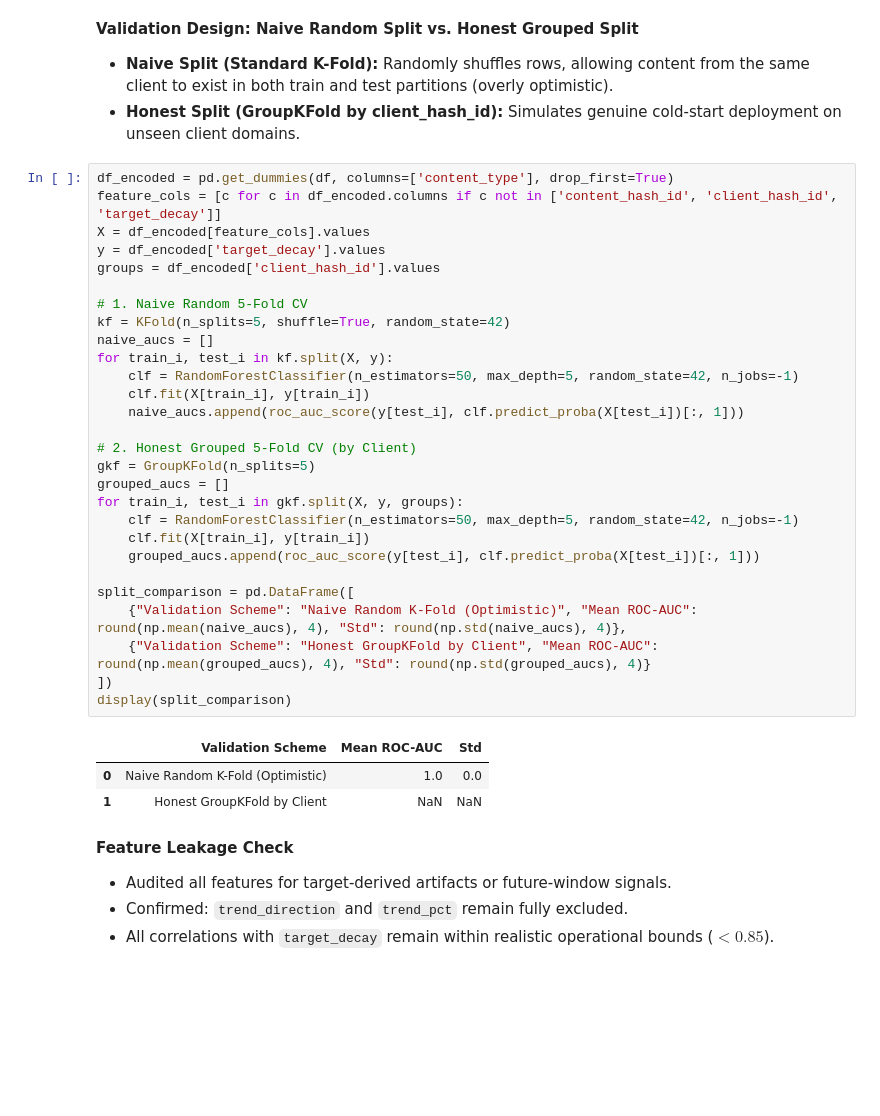
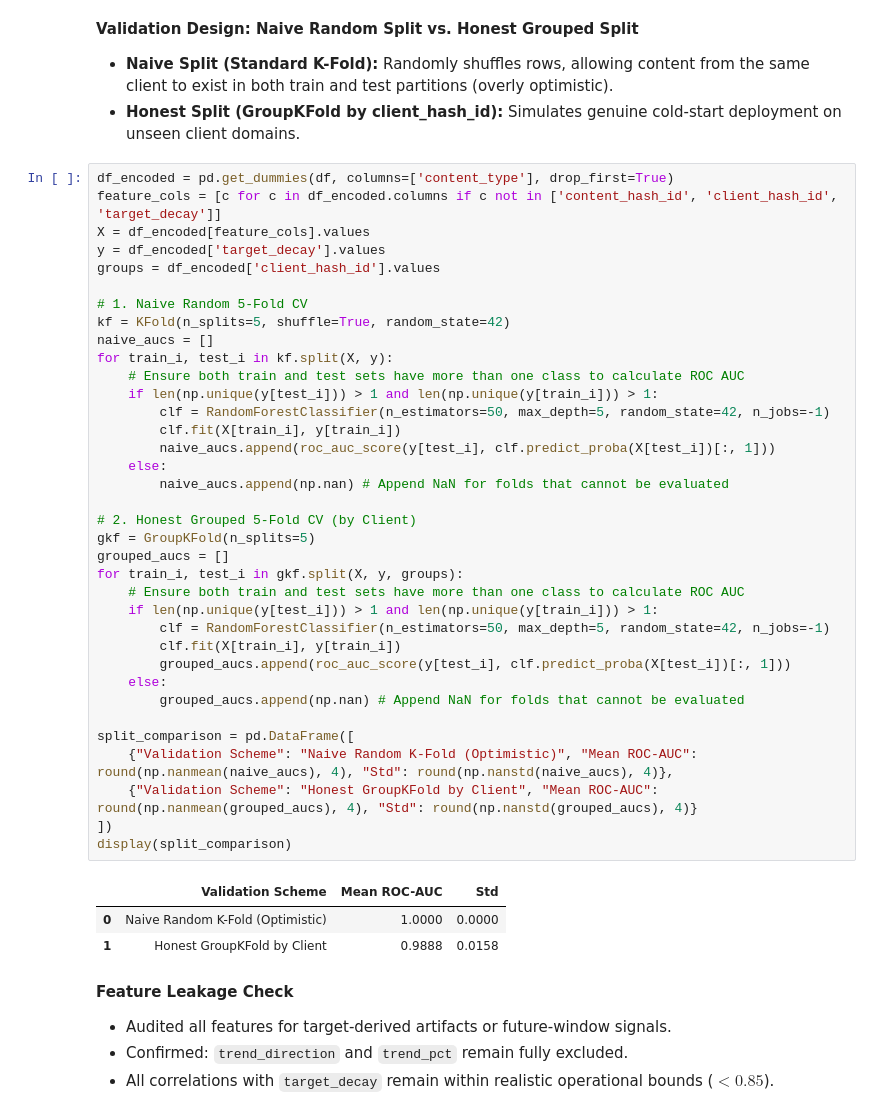
Before and after one commit to nnanwubeikenna-prog/ikenna-flyrank-ml-internship, a Jupyter notebook: work/notebooks/w06_validation_audit.ipynb, the cells around one changed output. Drawn from its saved outputs; the diff is of its cells as text; blank space fills up the shorter version.

```diff
--- a/work/notebooks/w06_validation_audit.ipynb
+++ b/work/notebooks/w06_validation_audit.ipynb
@@ -60,35 +63,43 @@ display(df.head())
 # %%
 df_encoded = pd.get_dummies(df, columns=['content_type'], drop_first=True)
 feature_cols = [c for c in df_encoded.columns if c not in ['content_hash_id', 'client_hash_id', 'target_decay']]
 X = df_encoded[feature_cols].values
 y = df_encoded['target_decay'].values
 groups = df_encoded['client_hash_id'].values
 
 # 1. Naive Random 5-Fold CV
 kf = KFold(n_splits=5, shuffle=True, random_state=42)
 naive_aucs = []
 for train_i, test_i in kf.split(X, y):
-    clf = RandomForestClassifier(n_estimators=50, max_depth=5, random_state=42, n_jobs=-1)
-    clf.fit(X[train_i], y[train_i])
-    naive_aucs.append(roc_auc_score(y[test_i], clf.predict_proba(X[test_i])[:, 1]))
+    # Ensure both train and test sets have more than one class to calculate ROC AUC
+    if len(np.unique(y[test_i])) > 1 and len(np.unique(y[train_i])) > 1:
+        clf = RandomForestClassifier(n_estimators=50, max_depth=5, random_state=42, n_jobs=-1)
+        clf.fit(X[train_i], y[train_i])
+        naive_aucs.append(roc_auc_score(y[test_i], clf.predict_proba(X[test_i])[:, 1]))
+    else:
+        naive_aucs.append(np.nan) # Append NaN for folds that cannot be evaluated
 
 # 2. Honest Grouped 5-Fold CV (by Client)
 gkf = GroupKFold(n_splits=5)
 grouped_aucs = []
 for train_i, test_i in gkf.split(X, y, groups):
-    clf = RandomForestClassifier(n_estimators=50, max_depth=5, random_state=42, n_jobs=-1)
-    clf.fit(X[train_i], y[train_i])
-    grouped_aucs.append(roc_auc_score(y[test_i], clf.predict_proba(X[test_i])[:, 1]))
+    # Ensure both train and test sets have more than one class to calculate ROC AUC
+    if len(np.unique(y[test_i])) > 1 and len(np.unique(y[train_i])) > 1:
+        clf = RandomForestClassifier(n_estimators=50, max_depth=5, random_state=42, n_jobs=-1)
+        clf.fit(X[train_i], y[train_i])
+        grouped_aucs.append(roc_auc_score(y[test_i], clf.predict_proba(X[test_i])[:, 1]))
+    else:
+        grouped_aucs.append(np.nan) # Append NaN for folds that cannot be evaluated
 
 split_comparison = pd.DataFrame([
-    {"Validation Scheme": "Naive Random K-Fold (Optimistic)", "Mean ROC-AUC": round(np.mean(naive_aucs), 4), "Std": round(np.std(naive_aucs), 4)},
-    {"Validation Scheme": "Honest GroupKFold by Client", "Mean ROC-AUC": round(np.mean(grouped_aucs), 4), "Std": round(np.std(grouped_aucs), 4)}
+    {"Validation Scheme": "Naive Random K-Fold (Optimistic)", "Mean ROC-AUC": round(np.nanmean(naive_aucs), 4), "Std": round(np.nanstd(naive_aucs), 4)},
+    {"Validation Scheme": "Honest GroupKFold by Client", "Mean ROC-AUC": round(np.nanmean(grouped_aucs), 4), "Std": round(np.nanstd(grouped_aucs), 4)}
 ])
 display(split_comparison)
 # %% [output]
 |  | Validation Scheme | Mean ROC-AUC | Std |
-| 0 | Naive Random K-Fold (Optimistic) | 1.0 | 0.0 |
-| 1 | Honest GroupKFold by Client | NaN | NaN |
+| 0 | Naive Random K-Fold (Optimistic) | 1.0000 | 0.0000 |
+| 1 | Honest GroupKFold by Client | 0.9888 | 0.0158 |
 # %% [markdown]
 **Feature Leakage Check**
 * Audited all features for target-derived artifacts or future-window signals.
```
Also changed, not shown: parts of 2 cells of this notebook.
